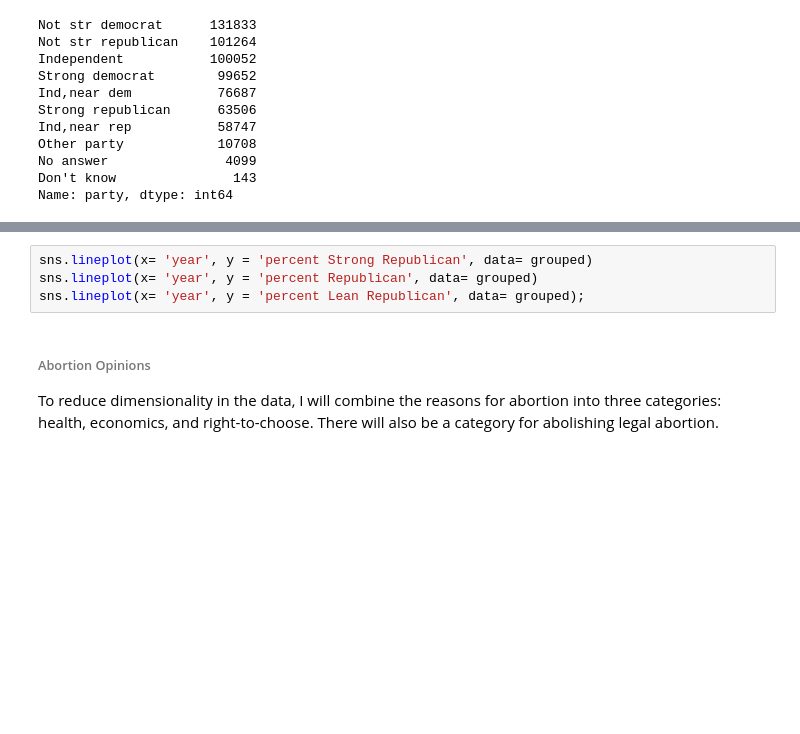
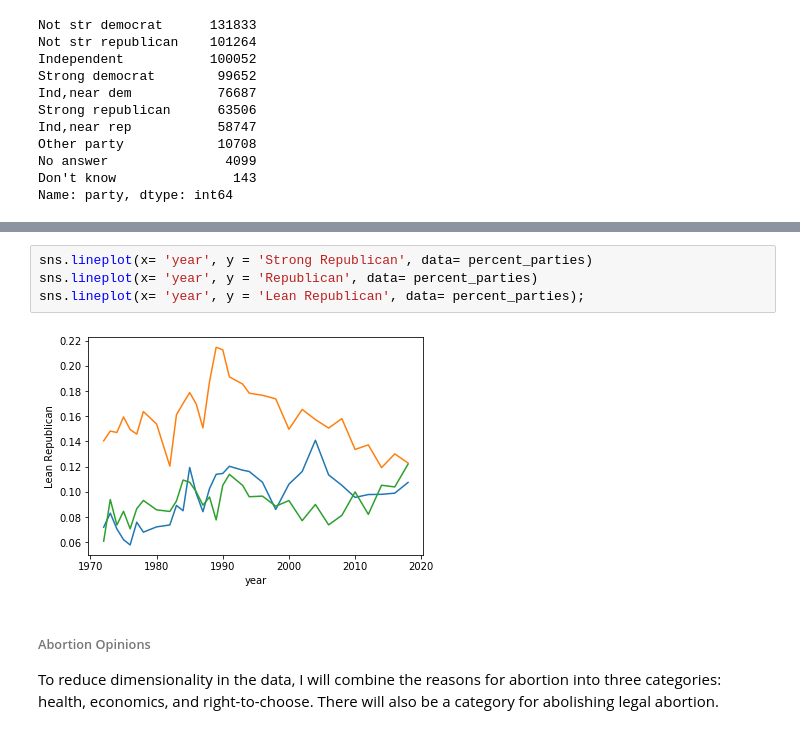
Before and after one commit to shsobieski/Faultlines, a Jupyter notebook: cleaning.ipynb, the cells around one changed output, grey strips where cells are left out. Drawn from its saved outputs; the diff is of its cells as text; blank space fills up the shorter version.

```diff
--- a/cleaning.ipynb
+++ b/cleaning.ipynb
@@ -174,7 +133,9 @@ sns.lineplot(x= 'year', y = 'percent Other', data= grouped);
 # %%
-sns.lineplot(x= 'year', y = 'percent Strong Republican', data= grouped)
-sns.lineplot(x= 'year', y = 'percent Republican', data= grouped)
-sns.lineplot(x= 'year', y = 'percent Lean Republican', data= grouped);
+sns.lineplot(x= 'year', y = 'Strong Republican', data= percent_parties)
+sns.lineplot(x= 'year', y = 'Republican', data= percent_parties)
+sns.lineplot(x= 'year', y = 'Lean Republican', data= percent_parties);
+# %% [output]
+[figure, added]
 # %% [markdown]
 ###### Abortion Opinions
 To reduce dimensionality in the data, I will combine the reasons for abortion into three categories: health, economics, and right-to-choose. There will also be a category for abolishing legal abortion.
```
Also changed, not shown: parts of 19 cells of this notebook, 2 other files.
